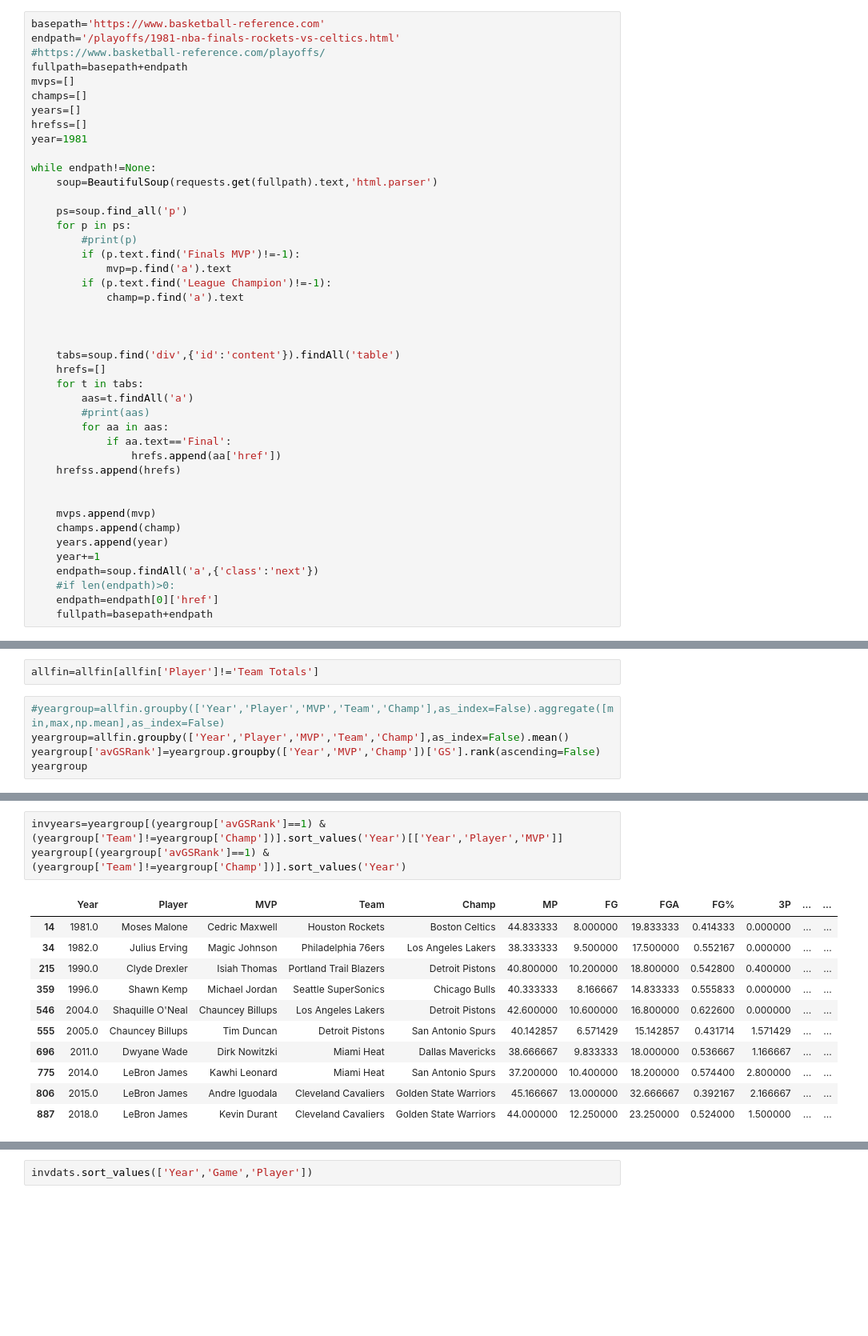
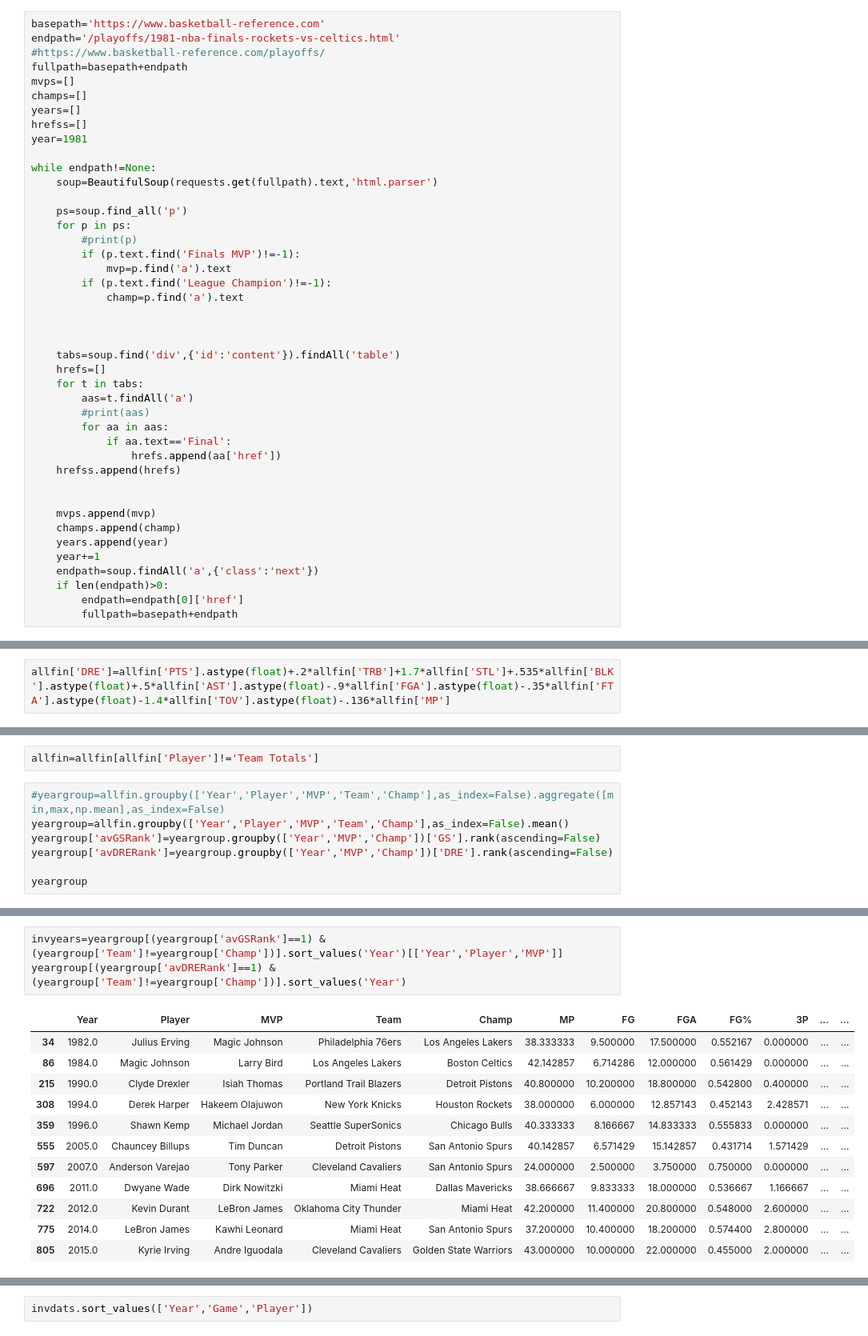
Before and after one commit to pwendel3/DSGit, a Jupyter notebook: sportz/nba/finalsmvp/Finals Query.ipynb, the cells around one changed output, grey strips where cells are left out. Shown: that part at 80% size. Drawn from its saved outputs; the diff is of its cells as text; blank space fills up the shorter version.

```diff
--- a/sportz/nba/finalsmvp/Finals Query.ipynb
+++ b/sportz/nba/finalsmvp/Finals Query.ipynb
@@ -48,9 +48,9 @@ while endpath!=None:
     years.append(year)
     year+=1
     endpath=soup.findAll('a',{'class':'next'})
-    #if len(endpath)>0:
-    endpath=endpath[0]['href']
-    fullpath=basepath+endpath
+    if len(endpath)>0:
+        endpath=endpath[0]['href']
+        fullpath=basepath+endpath
 # %% [output]
 IndexError: list index out of range
 # %%
@@ -256,3 +263,5 @@ allfin['GS']=(allfin['PTS'].astype(float)+0.4*allfin['FG']-0.7*allfin['FGA']-0.4
+# %%
+allfin['DRE']=allfin['PTS'].astype(float)+.2*allfin['TRB']+1.7*allfin['STL']+.535*allfin['BLK'].astype(float)+.5*allfin['AST'].astype(float)-.9*allfin['FGA'].astype(float)-.35*allfin['FTA'].astype(float)-1.4*allfin['TOV'].astype(float)-.136*allfin['MP']
 # %%
 allfin['GSGRank']=allfin.groupby(['Year','Game'])['GS'].rank(ascending=False)
 allfin['GSARank']=allfin['GS'].rank(ascending=False)
@@ -262,6 +271,8 @@ allfin=allfin[allfin['Player']!='Team Totals']
 #yeargroup=allfin.groupby(['Year','Player','MVP','Team','Champ'],as_index=False).aggregate([min,max,np.mean],as_index=False)
 yeargroup=allfin.groupby(['Year','Player','MVP','Team','Champ'],as_index=False).mean()
 yeargroup['avGSRank']=yeargroup.groupby(['Year','MVP','Champ'])['GS'].rank(ascending=False)
+yeargroup['avDRERank']=yeargroup.groupby(['Year','MVP','Champ'])['DRE'].rank(ascending=False)
+
 yeargroup
 # %% [output]
 |  | Year | Player | MVP | Team | Champ | MP | FG | FGA | FG% | 3P | ... | ... |
@@ -285,15 +296,16 @@ yeargroup
 # %%
 invyears=yeargroup[(yeargroup['avGSRank']==1) & (yeargroup['Team']!=yeargroup['Champ'])].sort_values('Year')[['Year','Player','MVP']]
-yeargroup[(yeargroup['avGSRank']==1) & (yeargroup['Team']!=yeargroup['Champ'])].sort_values('Year')
+yeargroup[(yeargroup['avDRERank']==1) & (yeargroup['Team']!=yeargroup['Champ'])].sort_values('Year')
 # %% [output]
 |  | Year | Player | MVP | Team | Champ | MP | FG | FGA | FG% | 3P | ... | ... |
-| 14 | 1981.0 | Moses Malone | Cedric Maxwell | Houston Rockets | Boston Celtics | 44.833333 | 8.000000 | 19.833333 | 0.414333 | 0.000000 | ... | ... |
 | 34 | 1982.0 | Julius Erving | Magic Johnson | Philadelphia 76ers | Los Angeles Lakers | 38.333333 | 9.500000 | 17.500000 | 0.552167 | 0.000000 | ... | ... |
+| 86 | 1984.0 | Magic Johnson | Larry Bird | Los Angeles Lakers | Boston Celtics | 42.142857 | 6.714286 | 12.000000 | 0.561429 | 0.000000 | ... | ... |
 | 215 | 1990.0 | Clyde Drexler | Isiah Thomas | Portland Trail Blazers | Detroit Pistons | 40.800000 | 10.200000 | 18.800000 | 0.542800 | 0.400000 | ... | ... |
+| 308 | 1994.0 | Derek Harper | Hakeem Olajuwon | New York Knicks | Houston Rockets | 38.000000 | 6.000000 | 12.857143 | 0.452143 | 2.428571 | ... | ... |
 | 359 | 1996.0 | Shawn Kemp | Michael Jordan | Seattle SuperSonics | Chicago Bulls | 40.333333 | 8.166667 | 14.833333 | 0.555833 | 0.000000 | ... | ... |
-| 546 | 2004.0 | Shaquille O'Neal | Chauncey Billups | Los Angeles Lakers | Detroit Pistons | 42.600000 | 10.600000 | 16.800000 | 0.622600 | 0.000000 | ... | ... |
 | 555 | 2005.0 | Chauncey Billups | Tim Duncan | Detroit Pistons | San Antonio Spurs | 40.142857 | 6.571429 | 15.142857 | 0.431714 | 1.571429 | ... | ... |
+| 597 | 2007.0 | Anderson Varejao | Tony Parker | Cleveland Cavaliers | San Antonio Spurs | 24.000000 | 2.500000 | 3.750000 | 0.750000 | 0.000000 | ... | ... |
 | 696 | 2011.0 | Dwyane Wade | Dirk Nowitzki | Miami Heat | Dallas Mavericks | 38.666667 | 9.833333 | 18.000000 | 0.536667 | 1.166667 | ... | ... |
+| 722 | 2012.0 | Kevin Durant | LeBron James | Oklahoma City Thunder | Miami Heat | 42.200000 | 11.400000 | 20.800000 | 0.548000 | 2.600000 | ... | ... |
 | 775 | 2014.0 | LeBron James | Kawhi Leonard | Miami Heat | San Antonio Spurs | 37.200000 | 10.400000 | 18.200000 | 0.574400 | 2.800000 | ... | ... |
-| 806 | 2015.0 | LeBron James | Andre Iguodala | Cleveland Cavaliers | Golden State Warriors | 45.166667 | 13.000000 | 32.666667 | 0.392167 | 2.166667 | ... | ... |
-| 887 | 2018.0 | LeBron James | Kevin Durant | Cleveland Cavaliers | Golden State Warriors | 44.000000 | 12.250000 | 23.250000 | 0.524000 | 1.500000 | ... | ... |
+| 805 | 2015.0 | Kyrie Irving | Andre Iguodala | Cleveland Cavaliers | Golden State Warriors | 43.000000 | 10.000000 | 22.000000 | 0.455000 | 2.000000 | ... | ... |
```
Also changed, not shown: parts of 7 cells of this notebook, 7 other files.
